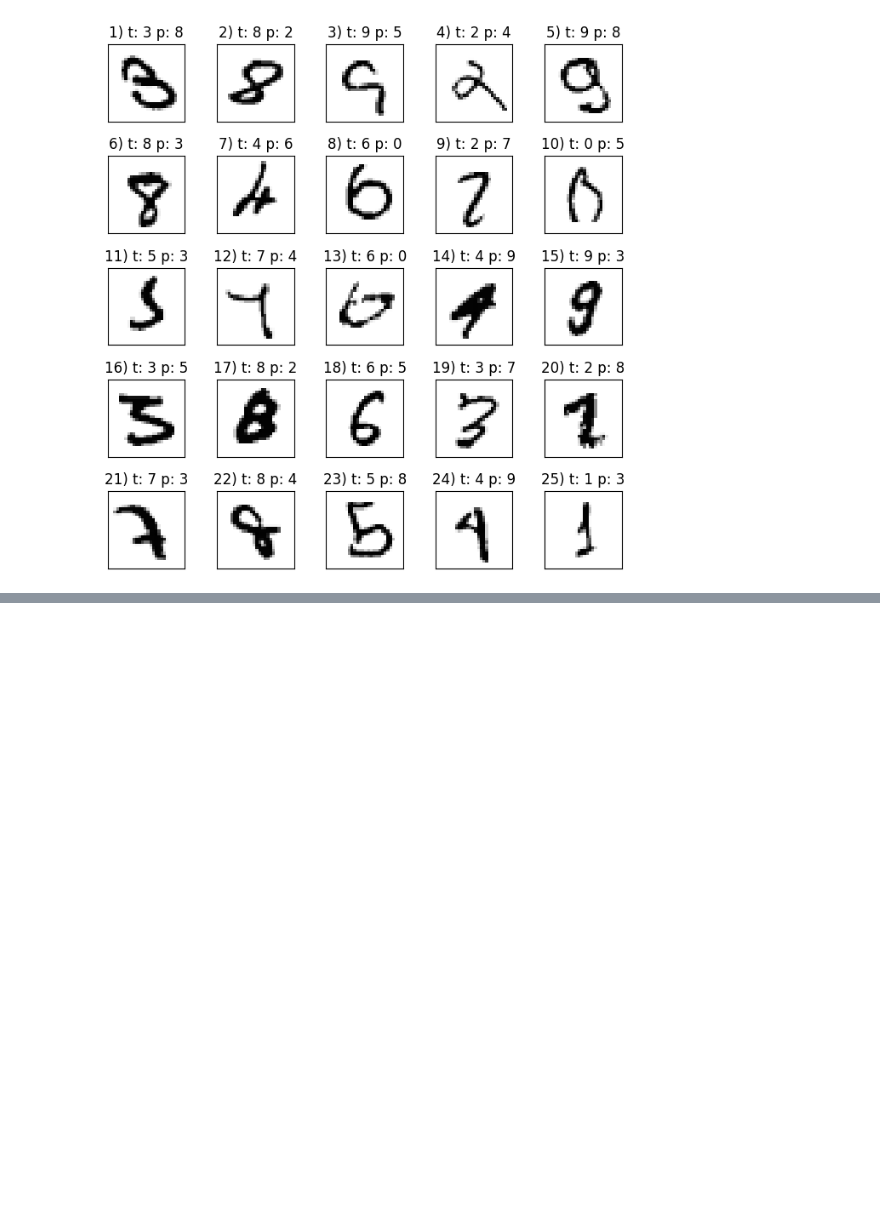
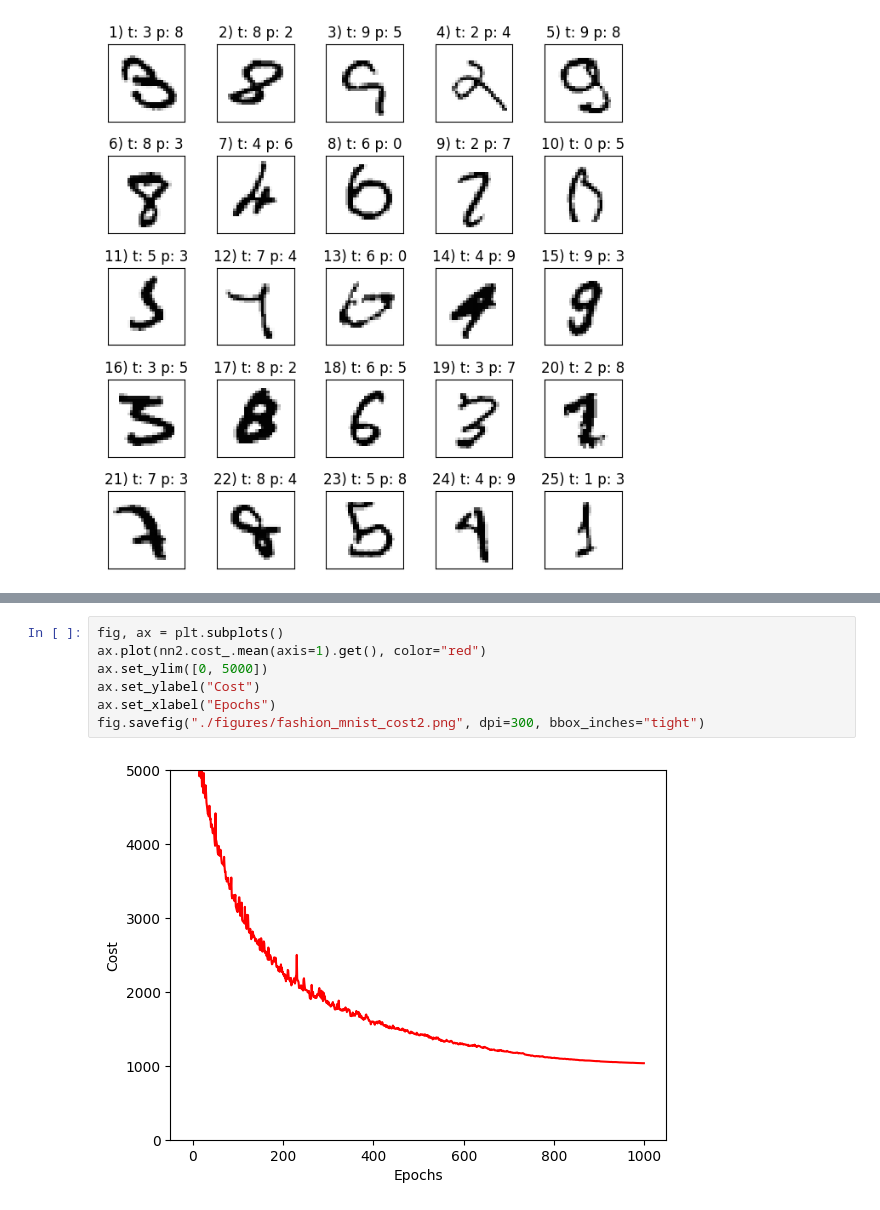
Before and after one commit to maxbhardy/8INF887, a Jupyter notebook: devoir2/devoir2.ipynb, the cells around one changed output, grey strips where cells are left out. Saved outputs shown, nothing was run; the diff lists cells and outputs as text; blank space fills up the shorter version.

```diff
--- a/devoir2/devoir2.ipynb
+++ b/devoir2/devoir2.ipynb
@@ -496,0 +579,9 @@ fig.savefig("./figures/mnist_miscl.png", dpi=300, bbox_inches="tight")
+# %%
+fig, ax = plt.subplots()
+ax.plot(nn2.cost_.mean(axis=1).get(), color="red")
+ax.set_ylim([0, 5000])
+ax.set_ylabel("Cost")
+ax.set_xlabel("Epochs")
+fig.savefig("./figures/fashion_mnist_cost2.png", dpi=300, bbox_inches="tight")
+# %% [output]
+[figure, added]
```
Also changed, not shown: parts of 14 cells of this notebook.
